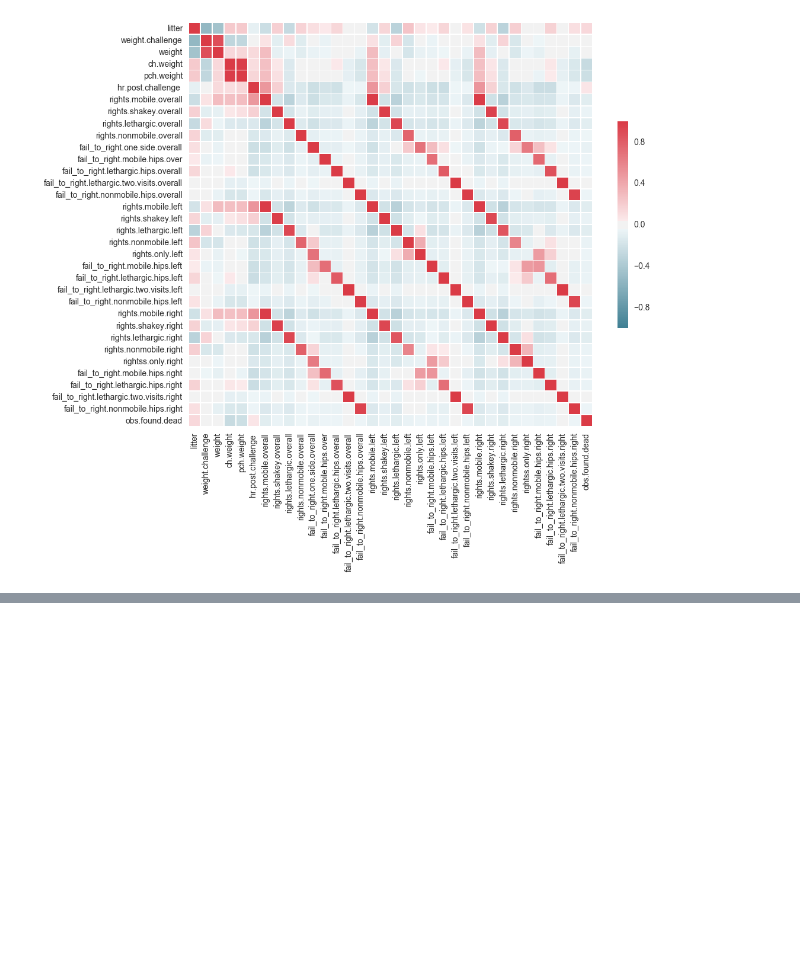
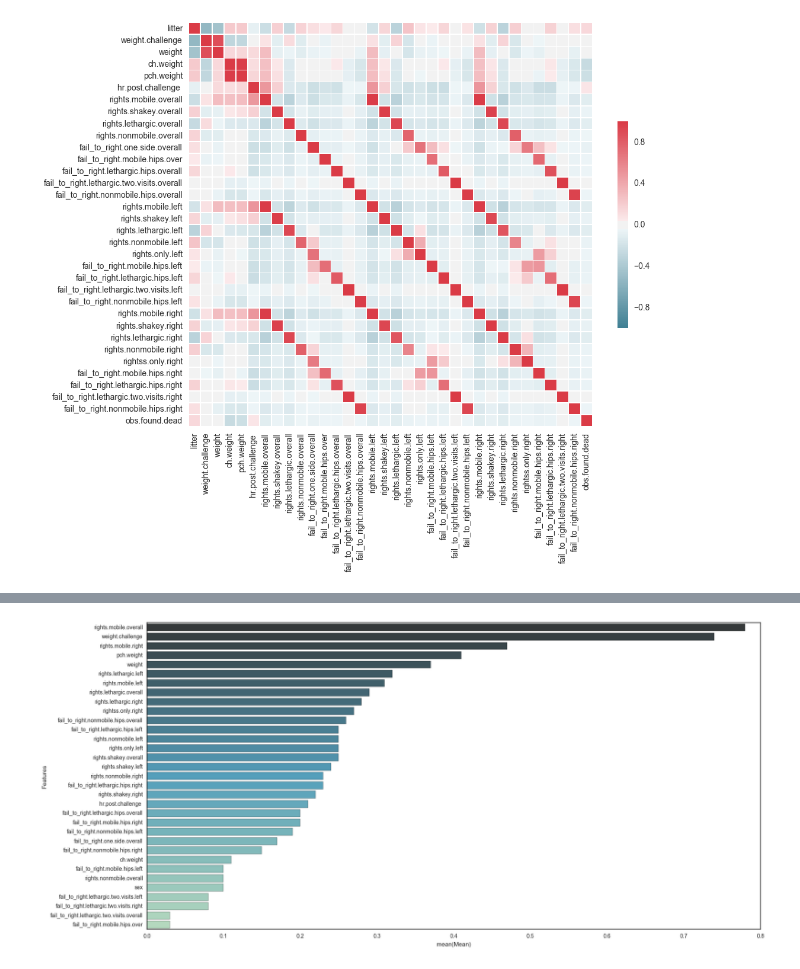
Before and after one commit to radaniba/Sepsis_Project, a Jupyter notebook: notebooks/Mortality Predictor.ipynb, the cells around one changed output, grey strips where cells are left out. Cells and saved outputs as stored; diff of their text form; code cells hidden in the pictures; blank space fills up the shorter version.

```diff
--- a/notebooks/Mortality Predictor.ipynb
+++ b/notebooks/Mortality Predictor.ipynb
@@ -239,0 +533,12 @@ sns.heatmap(corr, mask=mask, cmap=cmap, vmax=1,
+# %%
+from sklearn.feature_selection import RFE
+from sklearn.linear_model import LinearRegression
+
+#use linear regression as the model
+lr = LinearRegression()
+#rank all features, i.e continue the elimination until the last one
+rfe = RFE(lr, n_features_to_select=1)
+rfe.fit(X,Y)
+
+print "Features sorted by their rank:"
+pprint.pprint(sorted(zip(map(lambda x: round(x, 4), rfe.ranking_), names)))
@@ -239,0 +711,3 @@ sns.heatmap(corr, mask=mask, cmap=cmap, vmax=1,
+# %%
+X = df_scaled_df.drop(["score.left", "score.overall", "score.right"], axis = 1)
+Y = df_clean_2["outcome"]
@@ -239,0 +722,75 @@ sns.heatmap(corr, mask=mask, cmap=cmap, vmax=1,
+# %%
+names = X.columns
+X = X.values
+Y = Y.values
+
+ranks = {}
+
+def rank_to_dict(ranks, names, order=1):
+    minmax = MinMaxScaler()
+    ranks = minmax.fit_transform(order*np.array([ranks]).T).T[0]
+    ranks = map(lambda x: round(x, 2), ranks)
+    return dict(zip(names, ranks ))
+
+lr = LinearRegression(normalize=True)
+lr.fit(X, Y)
+ranks["Linear reg"] = rank_to_dict(np.abs(lr.coef_), names)
+
+ridge = Ridge(alpha=7)
+ridge.fit(X, Y)
+ranks["Ridge"] = rank_to_dict(np.abs(ridge.coef_), names)
+
+#lasso = Lasso(alpha=.05)
+#lasso.fit(X, Y)
+#ranks["Lasso"] = rank_to_dict(np.abs(lasso.coef_), names)
+
+#rlasso = RandomizedLasso(alpha=0.04)
+#rlasso.fit(X, Y)
+#ranks["Stability"] = rank_to_dict(np.abs(rlasso.scores_), names)
+
+#stop the search when 5 features are left (they will get equal scores)
+rfe = RFE(lr, n_features_to_select=5)
+rfe.fit(X,Y)
+ranks["RFE"] = rank_to_dict(map(float, rfe.ranking_), names, order=-1)
+
+rf = RandomForestRegressor()
+rf.fit(X,Y)
+ranks["RF"] = rank_to_dict(rf.feature_importances_, names)
+
+f, pval  = f_regression(X, Y, center=True)
+ranks["Corr."] = rank_to_dict(f, names)
+
+mine = MINE()
+mic_scores = []
+for i in range(X.shape[1]):
+    mine.compute_score(X[:,i], Y)
+    m = mine.mic()
+    mic_scores.append(m)
+
+ranks["MIC"] = rank_to_dict(mic_scores, names)
+
+r = {}
+for name in names:
+    r[name] = round(np.median([ranks[method][name]
+                             for method in ranks.keys()]), 2)
+
+methods = sorted(ranks.keys())
+ranks["Mean"] = r
+methods.append("Mean")
+
+print "\t%s" % "\t".join(methods)
+for name in names:
+    print "%s\t%s" % (name, "\t".join(map(str,
+                         [ranks[method][name] for method in methods])))
+
+
+results_FS = pd.DataFrame(columns=methods)
+for name in names:
+    results_FS.loc[name] = map(float, [ranks[method][name] for method in methods])
+
+results_FS['Features'] = results_FS.index
+results_FS.reset_index(level=0, inplace=True)
+results_FS.head()
+results_FS = results_FS.drop(['index'], axis=1)
+ax = sns.barplot(y="Features", x="Mean", data=results_FS.sort(['Mean'], ascending=False), orient='h', palette="GnBu_d")
+# %% [output]
@@ -239,0 +814 @@ sns.heatmap(corr, mask=mask, cmap=cmap, vmax=1,
+[figure, added]
```
Also changed, not shown: parts of 123 cells of this notebook, 18 other files.
